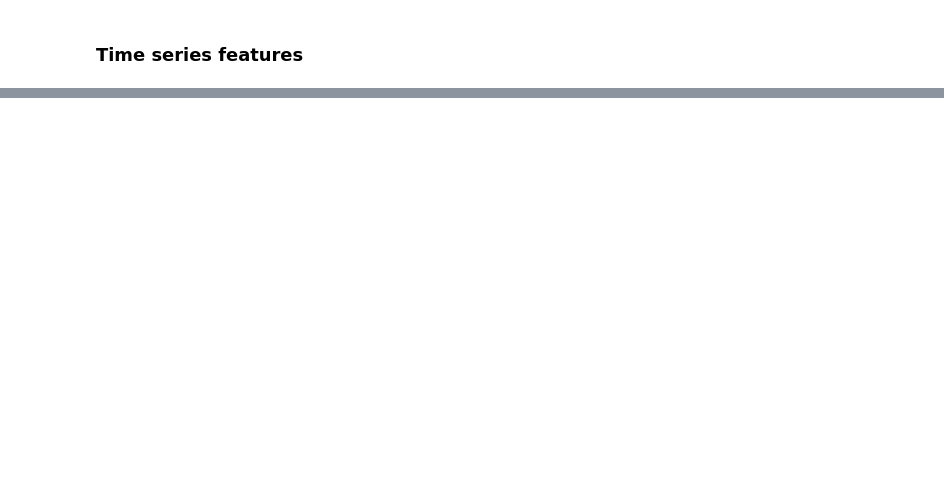
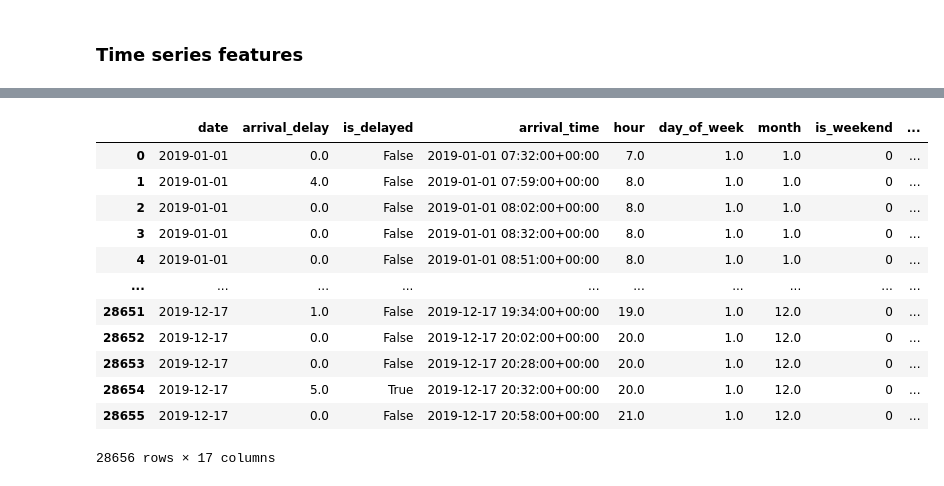
Before and after one commit to TheTrumpetist27/TrainDelayPredictor, a Jupyter notebook: Data analysis & Feature Engineering 2.ipynb, the cells around one changed output, grey strips where cells are left out. Cells and saved outputs as stored; diff of their text form; code cells hidden in the pictures; blank space fills up the shorter version.

```diff
--- a/Data analysis & Feature Engineering 2.ipynb
+++ b/Data analysis & Feature Engineering 2.ipynb
@@ -9,6 +9,8 @@ print("seaborn version:", sns.__version__)
 # %% [output]
 pandas version: 2.3.2
 seaborn version: 0.13.2
+# %%
+pd.options.display.max_columns = None
 # %% [markdown]
 This data is gathered from this website: https://www.rijdendetreinen.nl/en/open-data/train-archive
 
@@ -1179,0 +1274,12 @@ ts_ein.head()
+# %%
+df_ein = df_ein.merge(
+    weert_daily[["wt_mean_7", "wt_mean_30", "wt_std_30"]],
+    left_on="date", right_index=True, how="left"
+)
+
+df_ein = df_ein.merge(
+    ht_daily[["ht_mean_7", "ht_mean_30", "ht_std_30"]],
+    left_on="date", right_index=True, how="left"
+)
+
+df_ein
@@ -1179,0 +1334,7 @@ ts_ein.head()
+# %%
+df_ein = df_ein.drop(columns=[
+    "wt_mean_7", "wt_mean_30", "wt_std_30",
+    "ht_mean_7", "ht_mean_30", "ht_std_30"
+], errors="ignore")
+
+df_ein
@@ -1179,0 +1355,37 @@ ts_ein.head()
+# %%
+ts_ein = df_ein[[
+    "date",
+    "arrival_delay",
+    "is_delayed",
+    "arrival_time",
+    "hour",
+    "day_of_week",
+    "month",
+    "is_weekend",
+    "is_rushhour",
+    "prev_station",
+    "direction",
+    "prev_station_mean_7",
+    "prev_station_mean_30",
+    "prev_station_std_30"
+]].sort_values("arrival_time").reset_index(drop=True)
+
+ts_ein["lag1"]  = ts_ein.groupby("direction")["arrival_delay"].shift(1)
+ts_ein["lag7"]  = ts_ein.groupby("direction")["arrival_delay"].shift(7)
+ts_ein["lag30"]  = ts_ein.groupby("direction")["arrival_delay"].shift(30)
+
+ts_ein
+# %% [output]
+|  | date | arrival_delay | is_delayed | arrival_time | hour | day_of_week | month | is_weekend | ... |
+| 0 | 2019-01-01 | 0.0 | False | 2019-01-01 07:32:00+00:00 | 7.0 | 1.0 | 1.0 | 0 | ... |
+| 1 | 2019-01-01 | 4.0 | False | 2019-01-01 07:59:00+00:00 | 8.0 | 1.0 | 1.0 | 0 | ... |
+| 2 | 2019-01-01 | 0.0 | False | 2019-01-01 08:02:00+00:00 | 8.0 | 1.0 | 1.0 | 0 | ... |
+| 3 | 2019-01-01 | 0.0 | False | 2019-01-01 08:32:00+00:00 | 8.0 | 1.0 | 1.0 | 0 | ... |
+| 4 | 2019-01-01 | 0.0 | False | 2019-01-01 08:51:00+00:00 | 8.0 | 1.0 | 1.0 | 0 | ... |
+| ... | ... | ... | ... | ... | ... | ... | ... | ... | ... |
+| 28651 | 2019-12-17 | 1.0 | False | 2019-12-17 19:34:00+00:00 | 19.0 | 1.0 | 12.0 | 0 | ... |
+| 28652 | 2019-12-17 | 0.0 | False | 2019-12-17 20:02:00+00:00 | 20.0 | 1.0 | 12.0 | 0 | ... |
+| 28653 | 2019-12-17 | 0.0 | False | 2019-12-17 20:28:00+00:00 | 20.0 | 1.0 | 12.0 | 0 | ... |
+| 28654 | 2019-12-17 | 5.0 | True | 2019-12-17 20:32:00+00:00 | 20.0 | 1.0 | 12.0 | 0 | ... |
+| 28655 | 2019-12-17 | 0.0 | False | 2019-12-17 20:58:00+00:00 | 21.0 | 1.0 | 12.0 | 0 | ... |
+28656 rows × 17 columns
```
Also changed, not shown: parts of 16 cells of this notebook, 2 other files.
